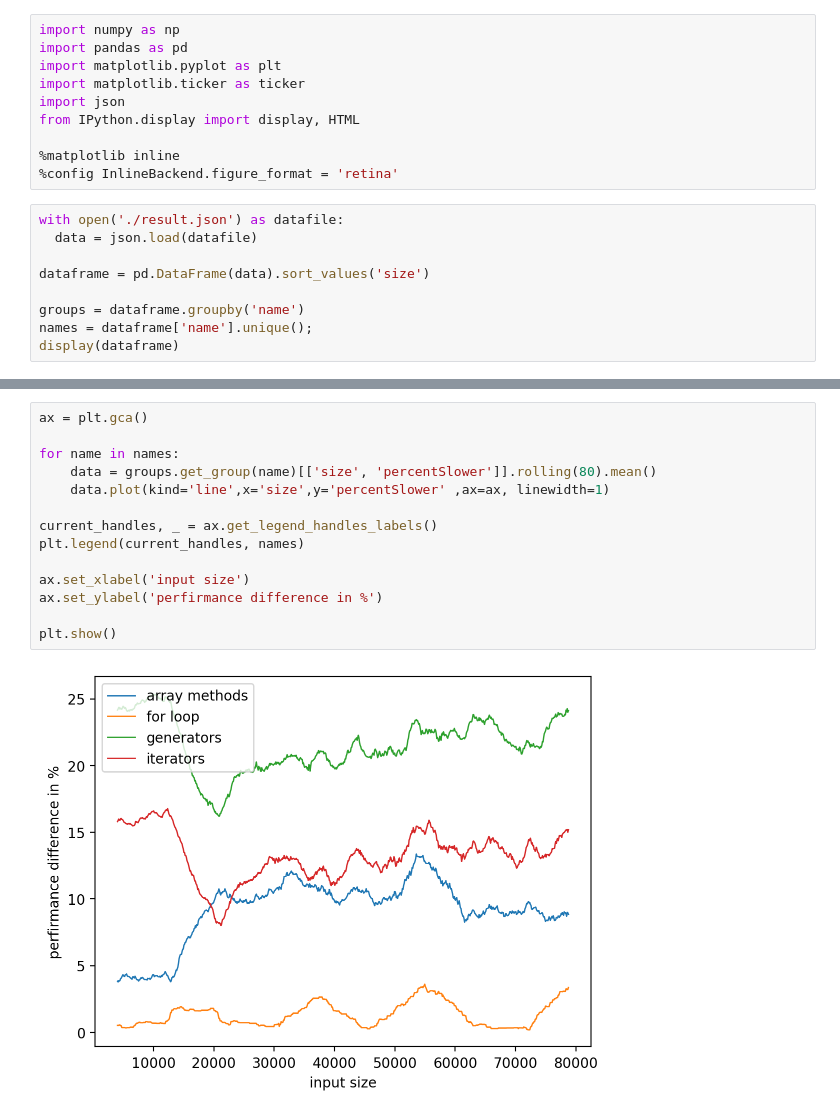
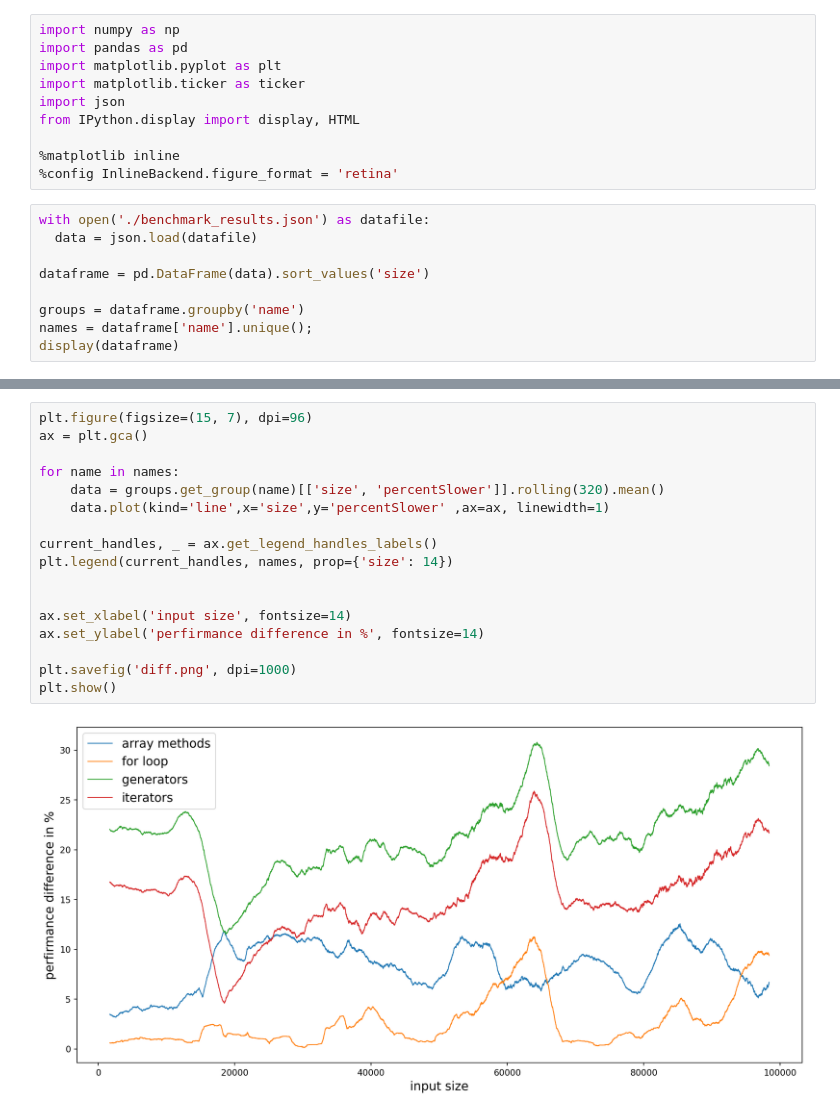
Before and after one commit to Lurk/generators_js, a Jupyter notebook: analyze.ipynb, the cells around one changed output, grey strips where cells are left out. Saved outputs shown, nothing was run; the diff lists cells and outputs as text.

Commit message:
benchmark results and notebook update

```diff
--- a/analyze.ipynb
+++ b/analyze.ipynb
@@ -9,7 +9,7 @@ from IPython.display import display, HTML
 %matplotlib inline
 %config InlineBackend.figure_format = 'retina'
 # %%
-with open('./result.json') as datafile:
+with open('./benchmark_results.json') as datafile:
   data = json.load(datafile)
 
 dataframe = pd.DataFrame(data).sort_values('size')
@@ -34,17 +34,20 @@ display(dataframe)
 # %%
+plt.figure(figsize=(15, 7), dpi=96)
 ax = plt.gca()
 
 for name in names:
-    data = groups.get_group(name)[['size', 'percentSlower']].rolling(80).mean()
+    data = groups.get_group(name)[['size', 'percentSlower']].rolling(320).mean()
     data.plot(kind='line',x='size',y='percentSlower' ,ax=ax, linewidth=1)
 
 current_handles, _ = ax.get_legend_handles_labels()
-plt.legend(current_handles, names)
+plt.legend(current_handles, names, prop={'size': 14})
 
-ax.set_xlabel('input size')
-ax.set_ylabel('perfirmance difference in %')
 
+ax.set_xlabel('input size', fontsize=14)
+ax.set_ylabel('perfirmance difference in %', fontsize=14)
+
+plt.savefig('diff.png', dpi=1000)
 plt.show()
 # %% [output]
-[figure, old version]
+[figure, new version]
 # %%
```
Also changed, not shown: parts of 2 cells of this notebook, 5 other files.
